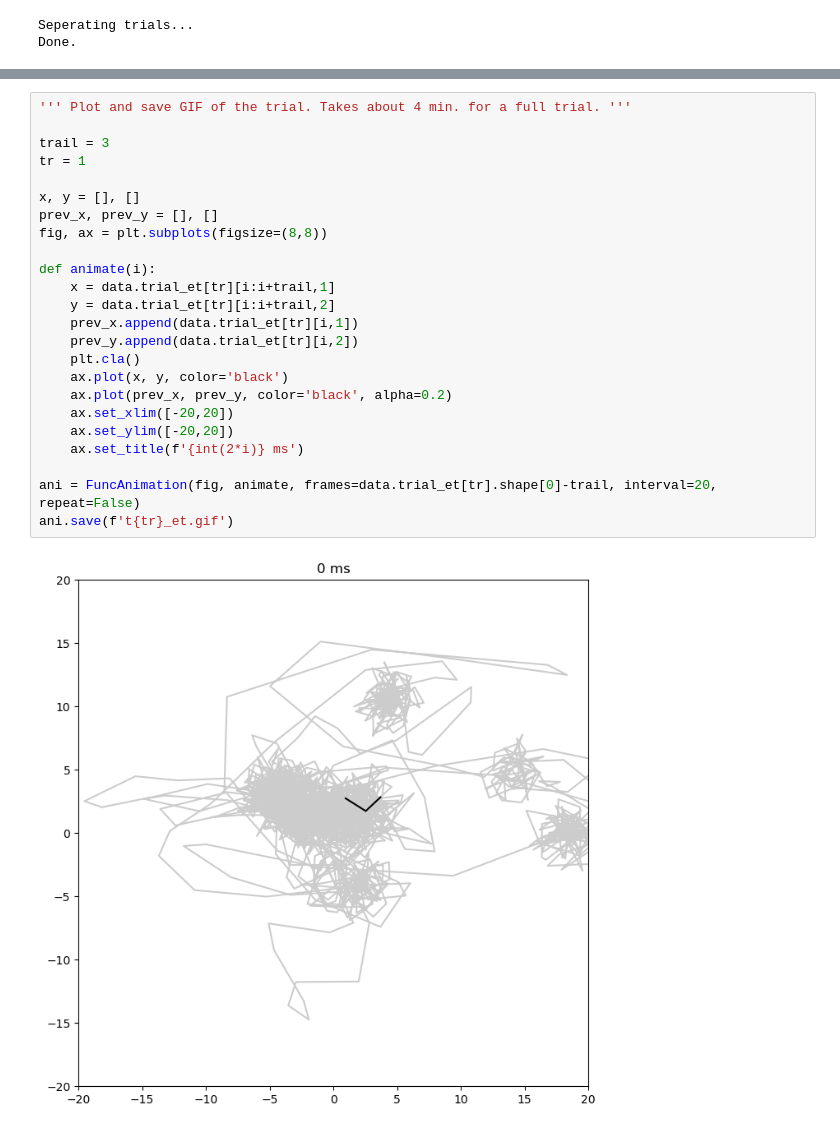
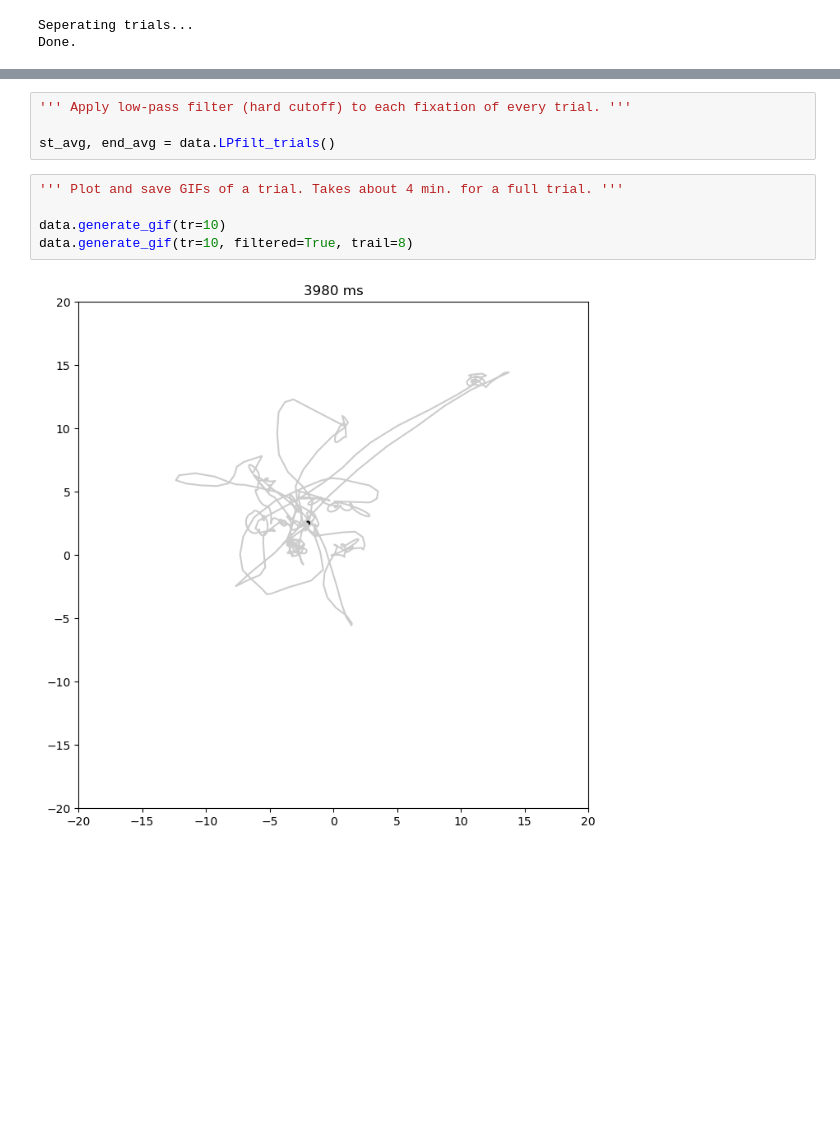
Before and after one commit to ethan-lott/eye-tracking, a Jupyter notebook: ddpi-utils-runner.ipynb, the cells around one changed output, grey strips where cells are left out. Saved outputs shown, nothing was run; the diff lists cells and outputs as text; blank space fills up the shorter version.

```diff
--- a/ddpi-utils-runner.ipynb
+++ b/ddpi-utils-runner.ipynb
@@ -275,27 +206,12 @@ plt.show()
-# %%
-''' Plot and save GIF of the trial. Takes about 4 min. for a full trial. '''
-
-trail = 3
-tr = 1
-
-x, y = [], []
-prev_x, prev_y = [], []
-fig, ax = plt.subplots(figsize=(8,8))
-
-def animate(i):
-    x = data.trial_et[tr][i:i+trail,1]
-    y = data.trial_et[tr][i:i+trail,2]
-    prev_x.append(data.trial_et[tr][i,1])
-    prev_y.append(data.trial_et[tr][i,2])
-    plt.cla()
-    ax.plot(x, y, color='black')
-    ax.plot(prev_x, prev_y, color='black', alpha=0.2)
-    ax.set_xlim([-20,20])
-    ax.set_ylim([-20,20])
-    ax.set_title(f'{int(2*i)} ms')
-
-ani = FuncAnimation(fig, animate, frames=data.trial_et[tr].shape[0]-trail, interval=20, repeat=False)
-ani.save(f't{tr}_et.gif')
-# %% [output]
-[figure, removed]
+# %%
+''' Apply low-pass filter (hard cutoff) to each fixation of every trial. '''
+
+st_avg, end_avg = data.LPfilt_trials()
+# %%
+''' Plot and save GIFs of a trial. Takes about 4 min. for a full trial. '''
+
+data.generate_gif(tr=10)
+data.generate_gif(tr=10, filtered=True, trail=8)
+# %% [output]
+[figure, added]
 # %%
```
Also changed, not shown: parts of 21 cells of this notebook, 3 other files.
